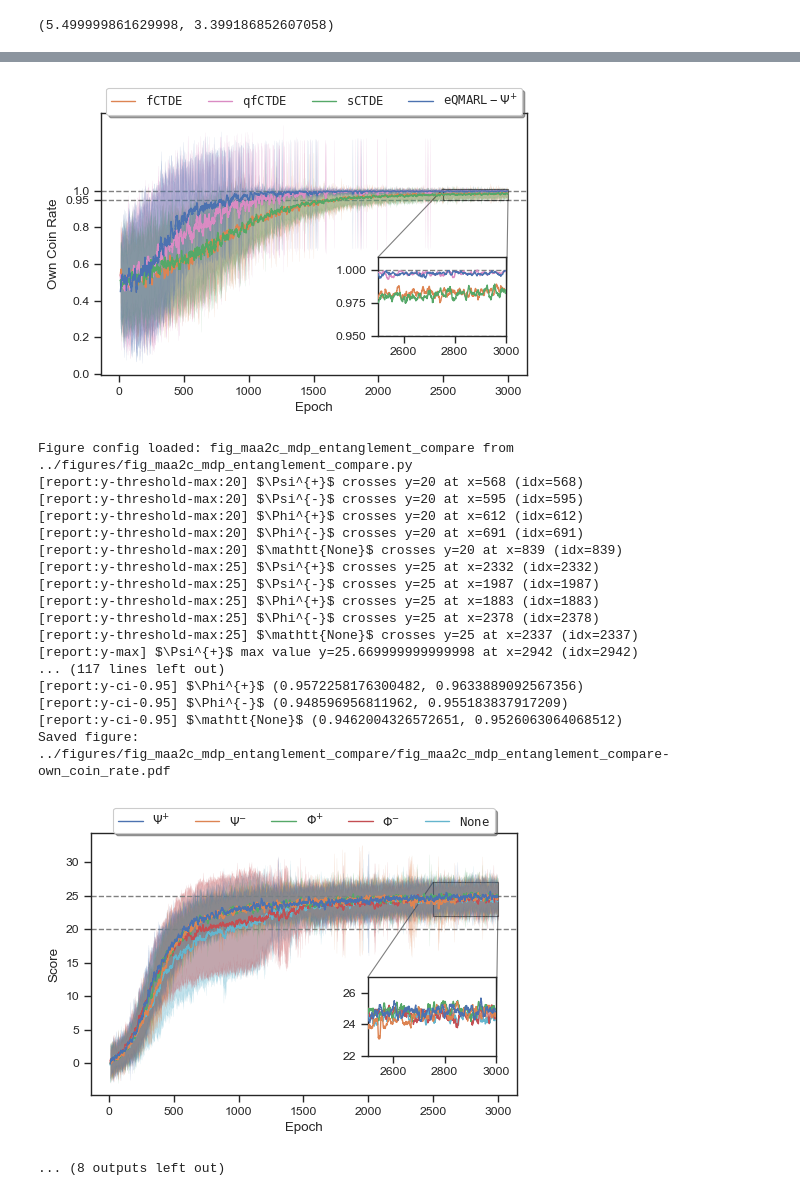
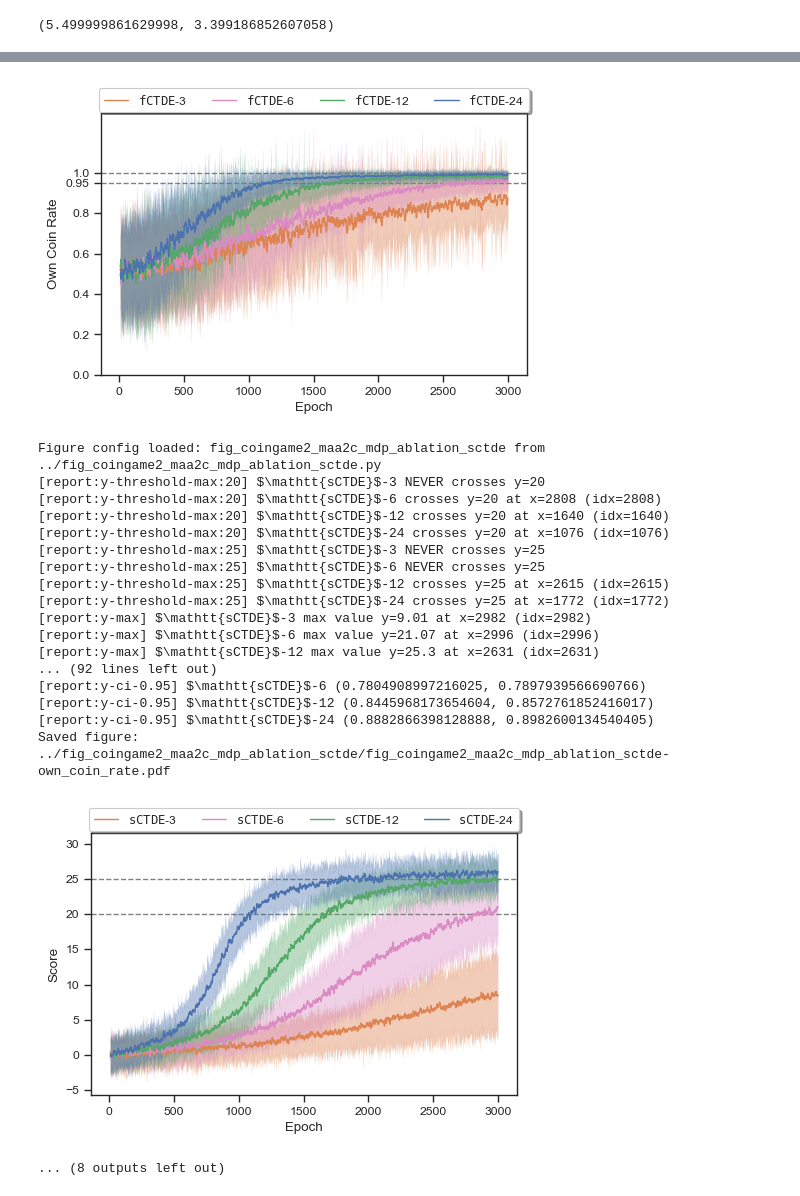
Before and after one commit to news-vt/eqmarl, a Jupyter notebook: scripts/figure_generator.ipynb, the cells around one changed output, grey strips where cells are left out. Cells and saved outputs as stored; diff of their text form; code cells hidden in the pictures.

Commit message:
Adds classical ablation study for CoinGame2

```diff
--- a/scripts/figure_generator.ipynb
+++ b/scripts/figure_generator.ipynb
@@ -199,6 +199,7 @@ def generate_figures(figures, series):
         key, blob = series_kwargs['key'], series_kwargs['blob']
 
         files = glob.glob(str(Path(blob).expanduser()))
+        assert len(files) > 0, f"No files found for blob: {blob}"
         session_reward_history = []
         session_metrics_history = []
         for f in files:
@@ -244,7 +245,12 @@ def generate_figures(figures, series):
                         df = series_df[series_kwargs['key']]
                         df_arr = np.array(df.values.tolist())
                         i = list(df.columns).index(ax_kwargs['metric']) # Index of metric key within frame column.
-                        x, y = plot_with_errorbar(ax[ax_idx], df_arr[:,i,:], **series_kwargs)
+                        data = df_arr[:,i,:]
+                        if 'subset_range' in ax_kwargs: # Use only a subset index range of the data for plotting.
+                            (subset_low, subset_high) = ax_kwargs['subset_range']
+                            data = data[:,subset_low:subset_high]
+                        x, y = plot_with_errorbar(ax[ax_idx], data, **series_kwargs)
+                        # x, y = plot_with_errorbar(ax[ax_idx], df_arr[:,i,:], **series_kwargs)
                         plot_series_data[series_kwargs['key']] = (x, y, df_arr[:,i,:]) # Preserve for later.
 
                     # Horizontal line.
@@ -363,15 +369,26 @@ def generate_figures(figures, series):
     plt.show()
 # %%
 configs = [
-    # CoinGame.
-    '../figures/fig_maa2c_mdp.py',
-    '../figures/fig_maa2c_pomdp.py',
-    '../figures/fig_maa2c_mdp_entanglement_compare.py',
-    '../figures/fig_maa2c_pomdp_entanglement_compare.py',
+    # # CoinGame.
+    # '../figures/fig_maa2c_mdp.py',
+    # '../figures/fig_maa2c_pomdp.py',
+    # '../figures/fig_maa2c_mdp_entanglement_compare.py',
+    # '../figures/fig_maa2c_pomdp_entanglement_compare.py',
 
-    #
+
     # # CartPole.
     # '../fig_cartpole_maa2c_mdp.py',
+
+    # # CoinGame4.
+    # '../fig_coingame4_maa2c_mdp.py',
+
+
+
+    # Ablation study for CoinGame2.
+    '../fig_coingame2_maa2c_mdp_ablation_fctde.py',
+    '../fig_coingame2_maa2c_pomdp_ablation_fctde.py',
+    '../fig_coingame2_maa2c_mdp_ablation_sctde.py',
+    '../fig_coingame2_maa2c_pomdp_ablation_sctde.py',
 ]
 for path in configs:
     path = Path(path)
@@ -432,20 +449,20 @@ Saved figure: ../figures/fig_maa2c_pomdp/fig_maa2c_pomdp-own_coin_rate.pdf
-[figure, old version]
+[figure, new version]
-Figure config loaded: fig_maa2c_mdp_entanglement_compare from ../figures/fig_maa2c_mdp_entanglement_compare.py
-[report:y-threshold-max:20] $\Psi^{+}$ crosses y=20 at x=568 (idx=568)
-[report:y-threshold-max:20] $\Psi^{-}$ crosses y=20 at x=595 (idx=595)
-[report:y-threshold-max:20] $\Phi^{+}$ crosses y=20 at x=612 (idx=612)
-[report:y-threshold-max:20] $\Phi^{-}$ crosses y=20 at x=691 (idx=691)
-[report:y-threshold-max:20] $\mathtt{None}$ crosses y=20 at x=839 (idx=839)
-[report:y-threshold-max:25] $\Psi^{+}$ crosses y=25 at x=2332 (idx=2332)
-[report:y-threshold-max:25] $\Psi^{-}$ crosses y=25 at x=1987 (idx=1987)
-[report:y-threshold-max:25] $\Phi^{+}$ crosses y=25 at x=1883 (idx=1883)
-[report:y-threshold-max:25] $\Phi^{-}$ crosses y=25 at x=2378 (idx=2378)
-[report:y-threshold-max:25] $\mathtt{None}$ crosses y=25 at x=2337 (idx=2337)
-[report:y-max] $\Psi^{+}$ max value y=25.669999999999998 at x=2942 (idx=2942)
-... (117 lines left out)
-[report:y-ci-0.95] $\Phi^{+}$ (0.9572258176300482, 0.9633889092567356)
-[report:y-ci-0.95] $\Phi^{-}$ (0.948596956811962, 0.955183837917209)
-[report:y-ci-0.95] $\mathtt{None}$ (0.9462004326572651, 0.9526063064068512)
-Saved figure: ../figures/fig_maa2c_mdp_entanglement_compare/fig_maa2c_mdp_entanglement_compare-own_coin_rate.pdf
+Figure config loaded: fig_coingame2_maa2c_mdp_ablation_sctde from ../fig_coingame2_maa2c_mdp_ablation_sctde.py
+[report:y-threshold-max:20] $\mathtt{sCTDE}$-3 NEVER crosses y=20
+[report:y-threshold-max:20] $\mathtt{sCTDE}$-6 crosses y=20 at x=2808 (idx=2808)
+[report:y-threshold-max:20] $\mathtt{sCTDE}$-12 crosses y=20 at x=1640 (idx=1640)
+[report:y-threshold-max:20] $\mathtt{sCTDE}$-24 crosses y=20 at x=1076 (idx=1076)
+[report:y-threshold-max:25] $\mathtt{sCTDE}$-3 NEVER crosses y=25
+[report:y-threshold-max:25] $\mathtt{sCTDE}$-6 NEVER crosses y=25
+[report:y-threshold-max:25] $\mathtt{sCTDE}$-12 crosses y=25 at x=2615 (idx=2615)
+[report:y-threshold-max:25] $\mathtt{sCTDE}$-24 crosses y=25 at x=1772 (idx=1772)
+[report:y-max] $\mathtt{sCTDE}$-3 max value y=9.01 at x=2982 (idx=2982)
+[report:y-max] $\mathtt{sCTDE}$-6 max value y=21.07 at x=2996 (idx=2996)
+[report:y-max] $\mathtt{sCTDE}$-12 max value y=25.3 at x=2631 (idx=2631)
+... (92 lines left out)
+[report:y-ci-0.95] $\mathtt{sCTDE}$-6 (0.7804908997216025, 0.7897939566690766)
+[report:y-ci-0.95] $\mathtt{sCTDE}$-12 (0.8445968173654604, 0.8572761852416017)
+[report:y-ci-0.95] $\mathtt{sCTDE}$-24 (0.8882866398128888, 0.8982600134540405)
+Saved figure: ../fig_coingame2_maa2c_mdp_ablation_sctde/fig_coingame2_maa2c_mdp_ablation_sctde-own_coin_rate.pdf
-[figure, old version]
+[figure, new version]
 ... (8 outputs left out)
```
Also changed, not shown: parts of 1 cell of this notebook.
